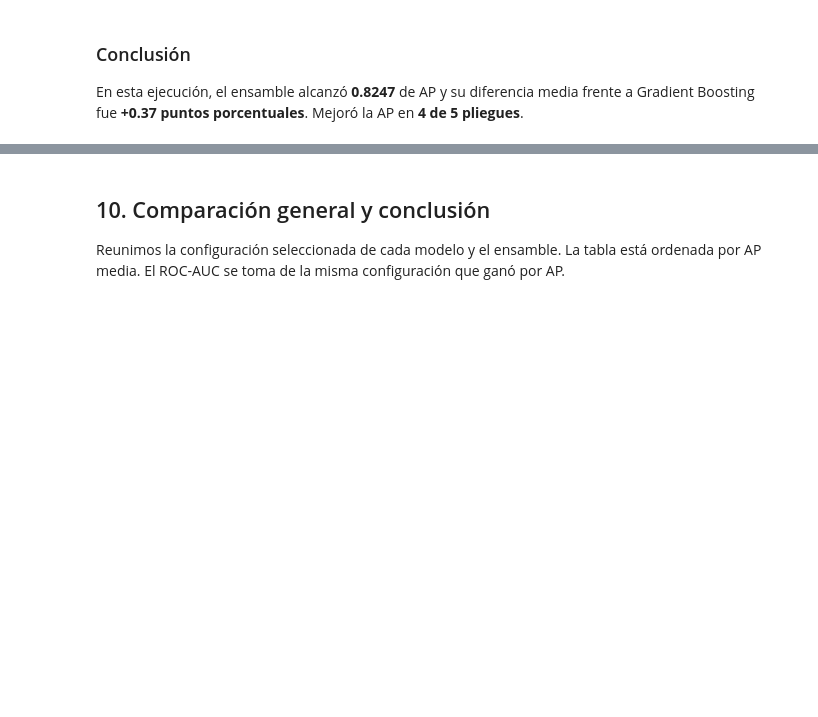
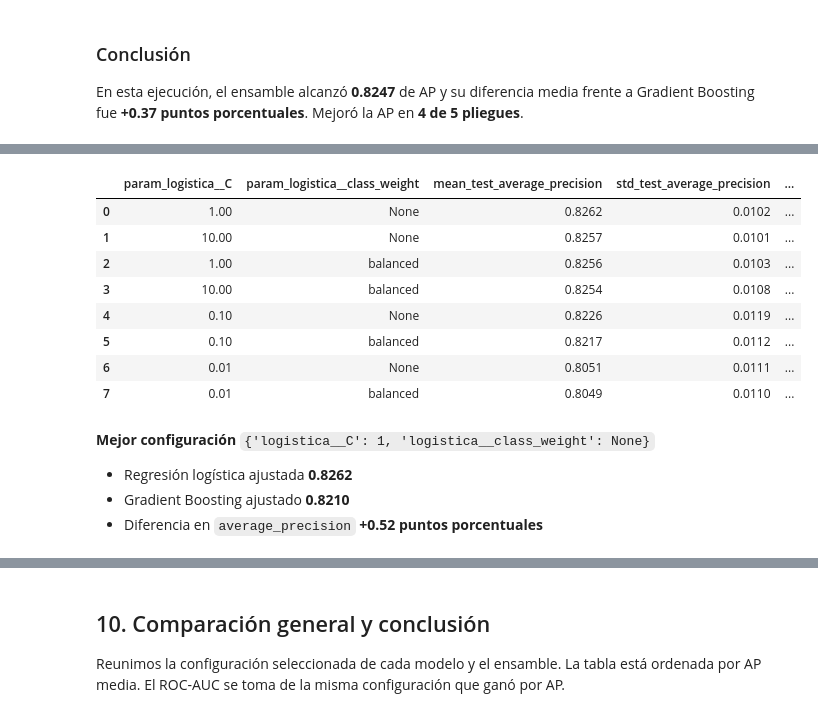
Before and after one commit to Marcocruz88/Proyecto_Despligues_MIAD, a Jupyter notebook: Pruebas_modelos_desercion.ipynb, the cells around one changed output, grey strips where cells are left out. Cells and saved outputs as stored; diff of their text form; code cells hidden in the pictures; blank space fills up the shorter version.

```diff
--- a/Pruebas_modelos_desercion.ipynb
+++ b/Pruebas_modelos_desercion.ipynb
@@ -1254,0 +1369,56 @@ Mejoró la AP en **4 de 5 pliegues**.
+# %%
+modelo_logistica = Pipeline([
+    ("preprocesamiento", clone(preprocesamiento_mlp)),
+    ("logistica", LogisticRegression(max_iter=2000)),
+])
+
+busqueda_logistica = GridSearchCV(
+    estimator=modelo_logistica,
+    param_grid={
+        "logistica__C": [0.01, 0.1, 1, 10],
+        "logistica__class_weight": [None, "balanced"],
+    },
+    scoring=["average_precision", "roc_auc"],
+    refit="average_precision",
+    cv=pliegues,
+    error_score="raise",
+)
+busqueda_logistica.fit(X_entrenamiento, y_entrenamiento)
+
+columnas_logistica = [
+    "param_logistica__C",
+    "param_logistica__class_weight",
+    "mean_test_average_precision",
+    "std_test_average_precision",
+    "mean_test_roc_auc",
+]
+display(
+    pd.DataFrame(busqueda_logistica.cv_results_)
+    .sort_values("rank_test_average_precision")[columnas_logistica]
+    .reset_index(drop=True)
+    .round(4)
+)
+
+display(Markdown(f"""
+**Mejor configuración** `{busqueda_logistica.best_params_}`
+
+- Regresión logística ajustada **{busqueda_logistica.best_score_:.4f}**
+- Gradient Boosting ajustado **{busqueda_boosting.best_score_:.4f}**
+- Diferencia en `average_precision` **{(busqueda_logistica.best_score_ - busqueda_boosting.best_score_) * 100:+.2f} puntos porcentuales**
+"""))
+# %% [output]
+|  | param_logistica__C | param_logistica__class_weight | mean_test_average_precision | std_test_average_precision | ... |
+| 0 | 1.00 | None | 0.8262 | 0.0102 | ... |
+| 1 | 10.00 | None | 0.8257 | 0.0101 | ... |
+| 2 | 1.00 | balanced | 0.8256 | 0.0103 | ... |
+| 3 | 10.00 | balanced | 0.8254 | 0.0108 | ... |
+| 4 | 0.10 | None | 0.8226 | 0.0119 | ... |
+| 5 | 0.10 | balanced | 0.8217 | 0.0112 | ... |
+| 6 | 0.01 | None | 0.8051 | 0.0111 | ... |
+| 7 | 0.01 | balanced | 0.8049 | 0.0110 | ... |
+
+**Mejor configuración** `{'logistica__C': 1, 'logistica__class_weight': None}`
+
+- Regresión logística ajustada **0.8262**
+- Gradient Boosting ajustado **0.8210**
+- Diferencia en `average_precision` **+0.52 puntos porcentuales**
```
Also changed, not shown: parts of 21 cells of this notebook, 1 other file.
